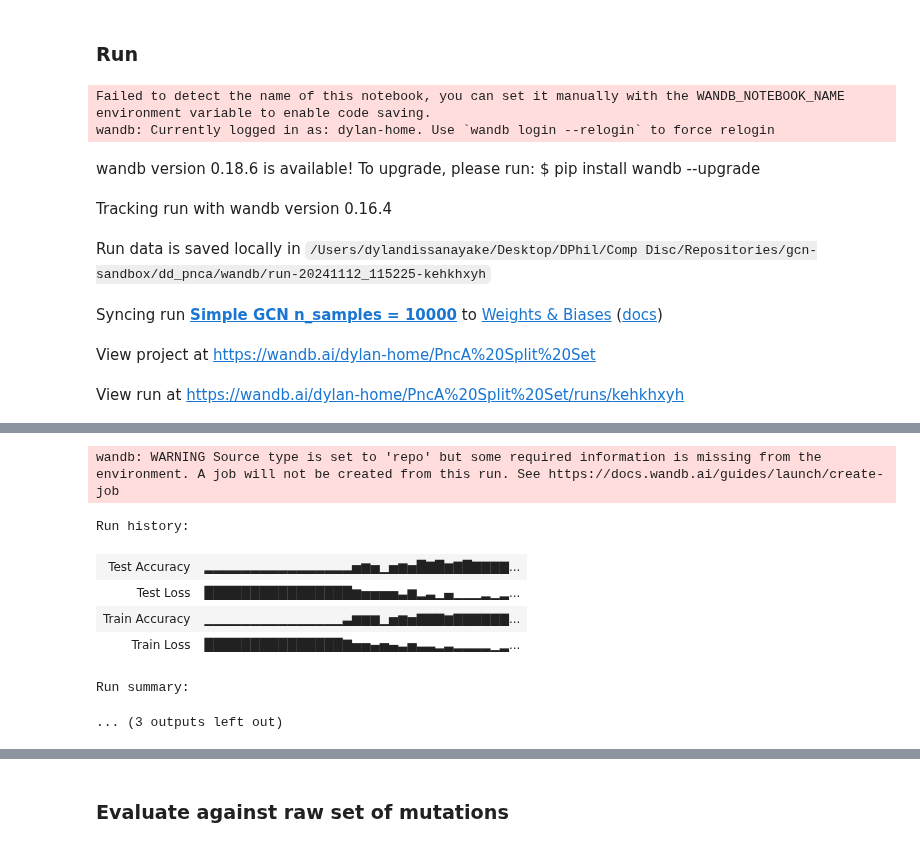
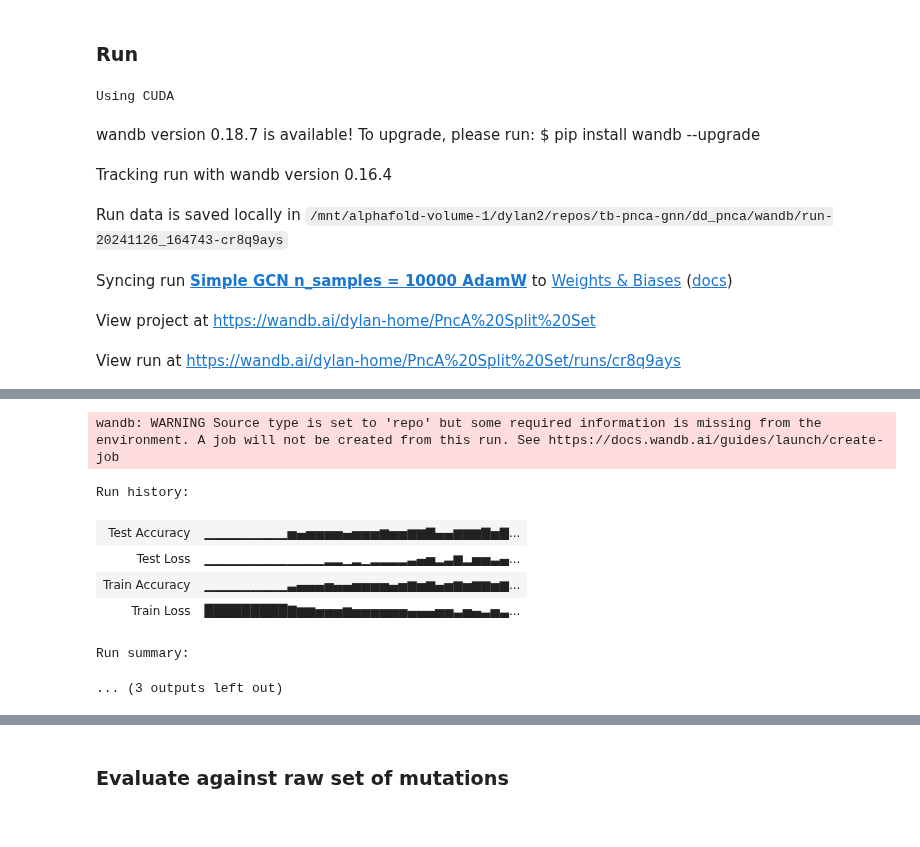
Before and after one commit to fowler-lab/tb-pnca-gnn, a Jupyter notebook: dd_pnca/pnca_run.ipynb, the cells around one changed output, grey strips where cells are left out. Drawn from its saved outputs; the diff is of its cells as text; code cells hidden in the pictures.

```diff
--- a/dd_pnca/pnca_run.ipynb
+++ b/dd_pnca/pnca_run.ipynb
@@ -89,14 +99,14 @@ train_batch = sbmlsim.Batch(  gene='pncA',
                         drug='PZA',
                         resistant_mutations = train_res_list,
                         susceptible_mutations = train_sus_list,
-                        genbank_file='/Users/dylandissanayake/Desktop/DPhil/Comp Disc/Repositories/gcn-sandbox/data/NC_000962.3.gbk'
+                        genbank_file='../data/NC_000962.3.gbk'
                     )
 
 test_batch = sbmlsim.Batch(  gene='pncA',
                         drug='PZA',
                         resistant_mutations = test_res_list,
                         susceptible_mutations = test_sus_list,
-                        genbank_file='/Users/dylandissanayake/Desktop/DPhil/Comp Disc/Repositories/gcn-sandbox/data/NC_000962.3.gbk'
+                        genbank_file='../data/NC_000962.3.gbk'
                     )
 # %%
 seed = 42
@@ -127,13 +176,6 @@ sequences_dict = {'train': train_sequences, 'test': test_sequences}
+# %%
+full_dataset = torch.load('full_dataset.pth')
 # %%
-cutoff_distance = 6.3
-# gcn params
-num_node_features = 12
-batch_size = 64
-hidden_channels = 64
-learning_rate = 0.001
-wd = 5e-5
-epochs = 400
-
 model, train_acc, test_acc, train_loss, test_loss= run_model.pnca_simpleGCN(
     sequences=sequences_dict,
     self_loops = False,
@@ -146,20 +188,20 @@ model, train_acc, test_acc, train_loss, test_loss= run_model.pnca_simpleGCN(
     learning_rate = learning_rate,
     wd = wd,
     epochs = epochs,
+    dataset = full_dataset,
     normalise_ews=True,
     wandb_params={
         'use_wandb' : True,
         'wandb_project' : 'PncA Split Set',
-        'wandb_name' : f'Simple GCN n_samples = {n_samples}',
+        'wandb_name' : f'Simple GCN n_samples = {n_samples} AdamW',
         'n_samples' : n_samples
     }
 )
 # %% [output]
-Failed to detect the name of this notebook, you can set it manually with the WANDB_NOTEBOOK_NAME environment variable to enable code saving.
-wandb: Currently logged in as: dylan-home. Use `wandb login --relogin` to force relogin
+Using CUDA
-wandb version 0.18.6 is available! To upgrade, please run: $ pip install wandb --upgrade
+wandb version 0.18.7 is available! To upgrade, please run: $ pip install wandb --upgrade
 Tracking run with wandb version 0.16.4
-Run data is saved locally in /Users/dylandissanayake/Desktop/DPhil/Comp Disc/Repositories/gcn-sandbox/dd_pnca/wandb/run-20241112_115225-kehkhxyh
+Run data is saved locally in /mnt/alphafold-volume-1/dylan2/repos/tb-pnca-gnn/dd_pnca/wandb/run-20241126_164743-cr8q9ays
-Syncing run Simple GCN n_samples = 10000 to Weights & Biases (docs)
+Syncing run Simple GCN n_samples = 10000 AdamW to Weights & Biases (docs)
 View project at https://wandb.ai/dylan-home/PncA%20Split%20Set
-View run at https://wandb.ai/dylan-home/PncA%20Split%20Set/runs/kehkhxyh
+View run at https://wandb.ai/dylan-home/PncA%20Split%20Set/runs/cr8q9ays
@@ -183,9 +225,9 @@ Epoch: 400, Train Acc: 0.7593, Test Acc: 0.7577, Train Loss: 0.5153, Test Loss:
 wandb: WARNING Source type is set to 'repo' but some required information is missing from the environment. A job will not be created from this run. See https://docs.wandb.ai/guides/launch/create-job
 Run history:
-| Test Accuracy | ▂▂▂▂▂▂▂▂▂▂▂▂▂▂▂▂▅▆▅▁▅▆▅█▇█▆▇█▇▇▇▇... |
-| Test Loss | ████████████████▆▅▅▅▅▃▆▂▃▁▄▁▁▁▂▁▂... |
-| Train Accuracy | ▁▁▁▁▁▁▁▁▁▁▁▁▁▁▁▃▆▆▆▁▅▆▅▇▇▇▆▇▇▇▇▇▇... |
-| Train Loss | ███████████████▇▅▅▄▅▄▃▅▃▃▂▃▂▂▂▂▁▂... |
+| Test Accuracy | ▁▁▁▁▁▁▁▁▁▅▄▅▅▅▅▄▅▅▅▆▅▅▆▆▇▄▄▆▆▆▇▅▇... |
+| Test Loss | ▁▁▁▁▁▁▁▁▁▁▁▁▁▂▂▁▂▁▂▂▂▂▃▄▅▂▃▆▂▅▅▃▄... |
+| Train Accuracy | ▁▁▁▁▁▁▁▁▁▃▄▄▄▅▄▄▅▅▅▅▄▅▆▅▆▄▅▆▅▆▆▅▆... |
+| Train Loss | █████████▇▆▆▅▅▅▆▅▅▅▅▅▅▄▄▄▅▅▃▅▄▃▅▃... |
 Run summary:
 ... (3 outputs left out)
 # %%
```
Also changed, not shown: parts of 11 cells of this notebook, 5 other files.
